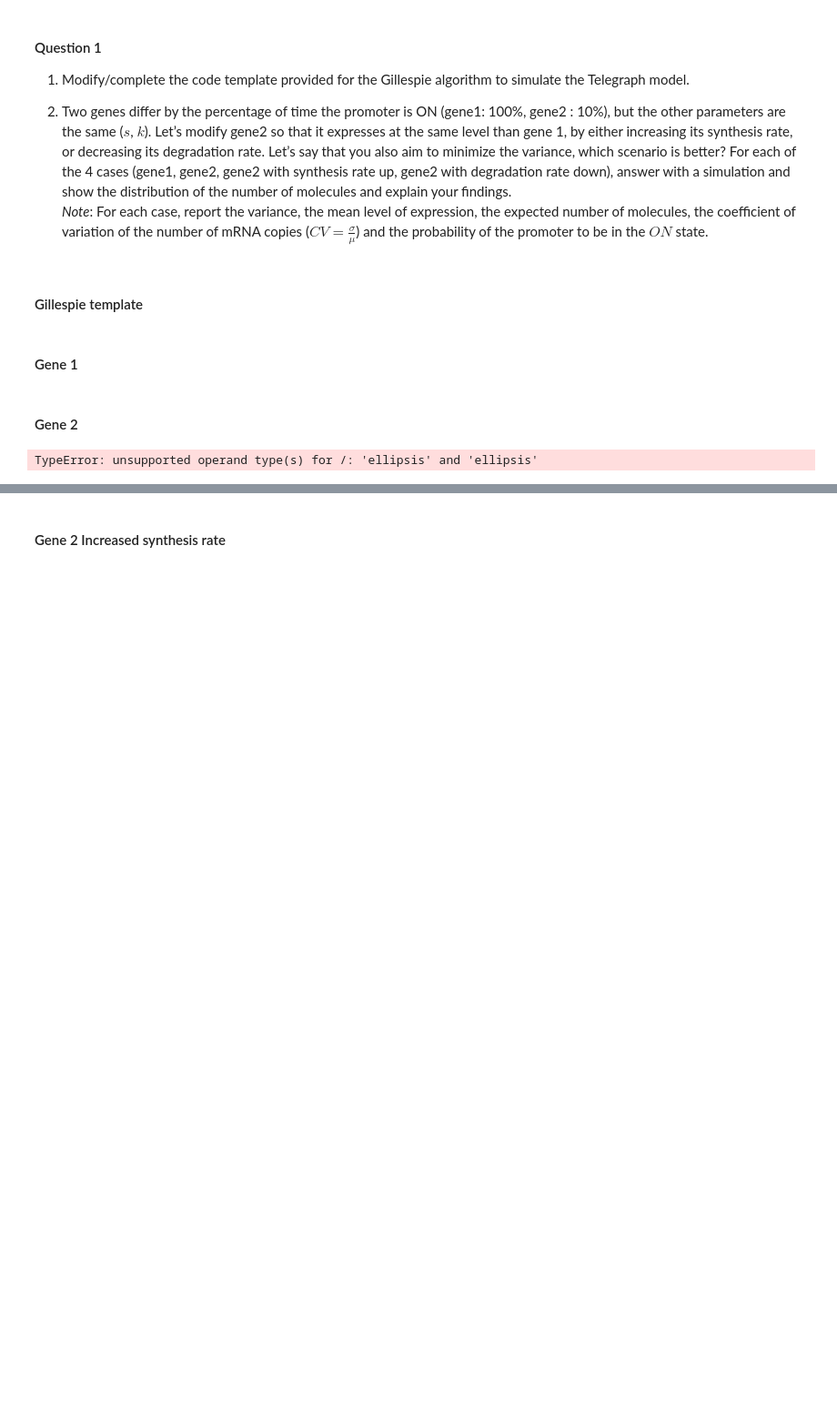
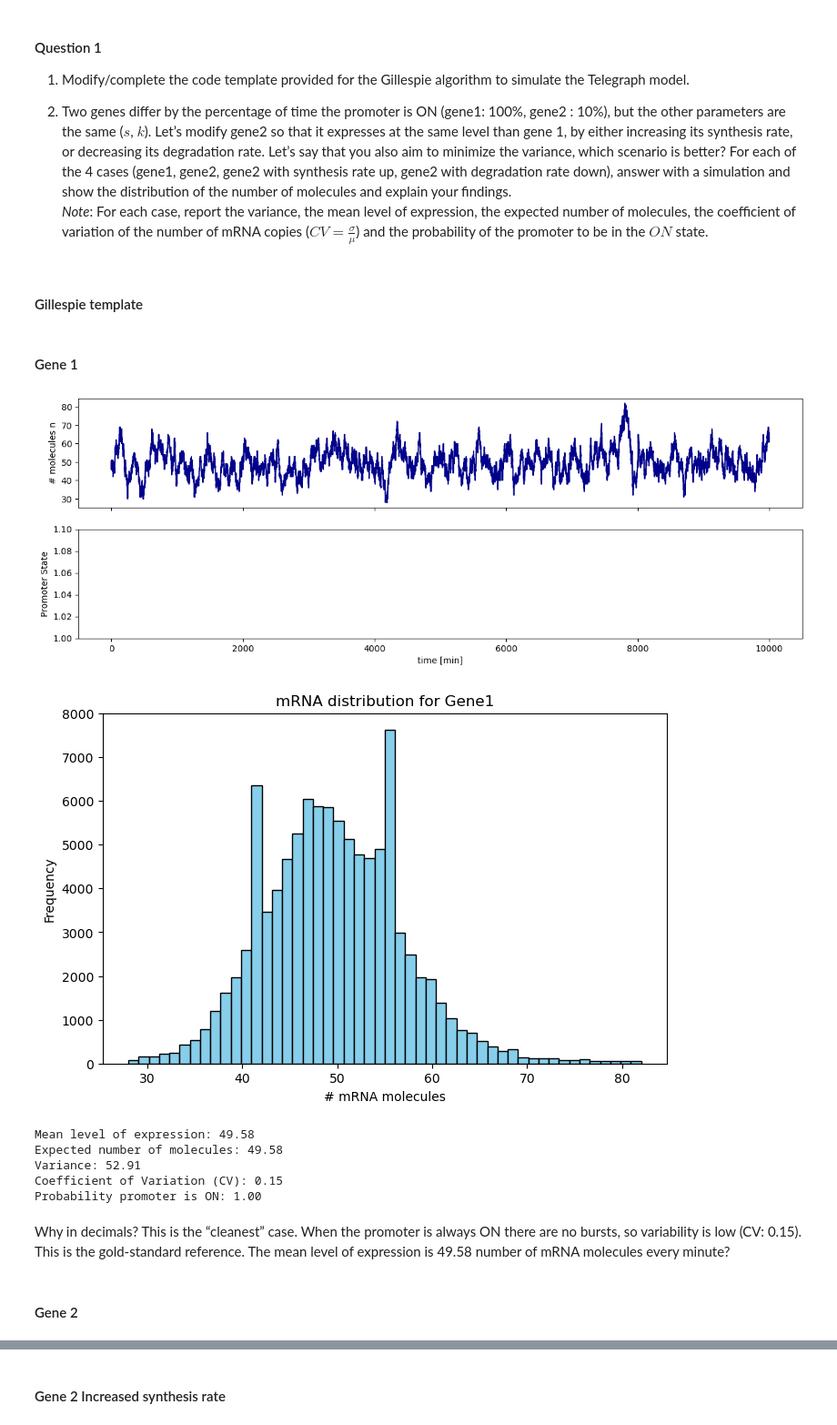
Before and after one commit to AlexiaGiroud/GenomeToFunction-exo3-G22, a Jupyter notebook: Exercise_Week10_11_A_Exercises.ipynb, the cells around one changed output, grey strips where cells are left out. Shown: that part at 91% size. Cells and saved outputs as stored; diff of their text form; code cells hidden in the pictures; blank space fills up the shorter version.

```diff
--- a/Exercise_Week10_11_A_Exercises.ipynb
+++ b/Exercise_Week10_11_A_Exercises.ipynb
@@ -140,6 +145,26 @@ def plot_gillespie_telegraph(n, g, t):
     plt.xlabel('time [min]')
 
     plt.show()
+# %%
+#Helper functions for analysis
+#Plot distribution of number of mRNA molecules
+def plot_distribution(n, title=''):
+    plt.figure(figsize=(8,5))
+    plt.hist(n, bins=50, color='skyblue', edgecolor='black')
+    plt.title(title)
+    plt.xlabel('# mRNA molecules')
+    plt.ylabel('Frequency')
+    plt.show()
+
+#For each case, report the variance, the mean level of expression, the expected number of molecules,
+# the coefficient of variation of the number of mRNA copies, and the probability of the promoter to be in the ON state.
+def compute_stats(n, g):
+    mean_n = np.mean(n)
+    expected_n = mean_n          # Expected number of molecules
+    var_n = np.var(n)
+    cv_n = np.sqrt(var_n)/mean_n if mean_n != 0 else 0
+    p_on = np.mean(g)
+    return mean_n, expected_n, var_n, cv_n, p_on
 # %% [markdown]
 #### Gene 1
 # %%
@@ -161,6 +186,35 @@ n_0 = s/k * p_on
 t_end=10000 # Total simulation time in minutes, adjust if needed
 
 parameters = [s, k, k_on, k_off]
+# %%
+# --- Run Gillespie simulation ---
+n, g, t = run_gillespie_telegraph(n_0, g_0, parameters, t_end, DT)
+
+# --- Plot time series of mRNA and promoter state ---
+plot_gillespie_telegraph(n, g, t)
+
+# --- Plot histogram/distribution of mRNA counts ---
+plot_distribution(n, title='mRNA distribution for Gene1')
+
+# --- Compute statistics ---
+mean_n, expected_n, var_n, cv_n, p_on = compute_stats(n, g)
+
+# --- Print results ---
+print(f"Mean level of expression: {mean_n:.2f}")
+print(f"Expected number of molecules: {expected_n:.2f}")
+print(f"Variance: {var_n:.2f}")
+print(f"Coefficient of Variation (CV): {cv_n:.2f}")
+print(f"Probability promoter is ON: {p_on:.2f}")
+# %% [output]
+[figure, added]
+[figure, added]
+Mean level of expression: 49.58
+Expected number of molecules: 49.58
+Variance: 52.91
+Coefficient of Variation (CV): 0.15
+Probability promoter is ON: 1.00
+# %% [markdown]
+Why in decimals? This is the “cleanest” case. When the promoter is always ON there are no bursts, so variability is low (CV: 0.15). This is the gold-standard reference. The mean level of expression is 49.58 number of mRNA molecules every minute?
 # %% [markdown]
 #### Gene 2
 # %%
@@ -170,19 +224,17 @@ DT = 0.1 # min
 #if needed adjust DT so that it makes sense given the timescales of the system (depending on your rates)
 
 #Parameters, these are biologically plausible and should remain so.
-s = ... # Number of initiations per minute
-k = ... # Degradation rate
+s = 1 # Number of initiations per minute
+k = 0.02  # Degradation rate
 k_off = 1/15 #Switching off rate, unit min^-1, t_on = 1/k_off
 k_on  = 1/135 #Switching on rate, unit min^-1, t_off = 1/k_on
 
 t_on = 1/k_off
 t_off = 1/k_on
-p_on = t_on/(t_on+t_off)
+p_on = t_on/(t_on+t_off) # Needs to be 0.1, k_off and k_on adjusted accordingly
 
 n_0=s/k * p_on
 
 t_end = 10000 # Total simulation time in minutes, adjust if needed
 
 parameters = [s, k, k_on, k_off]
-# %% [output]
-TypeError: unsupported operand type(s) for /: 'ellipsis' and 'ellipsis'
```
Also changed, not shown: parts of 12 cells of this notebook, 1 other file.
